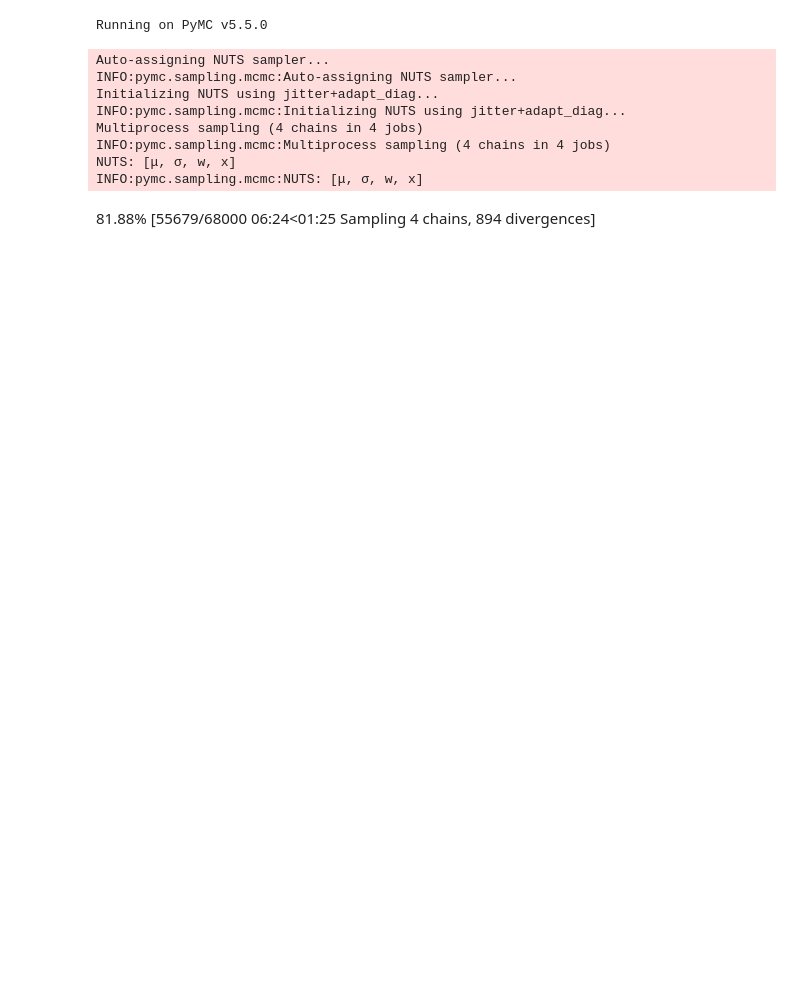
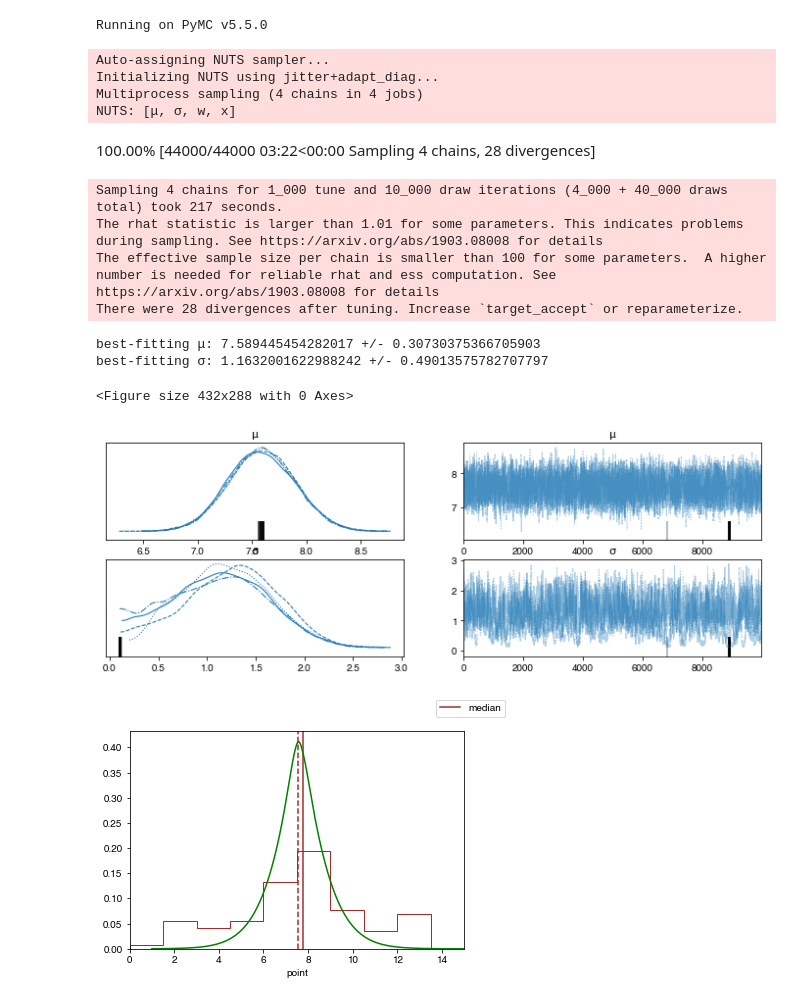
Before and after one commit to joelczinn/notebooks, a Jupyter notebook: scripts/age_inference.ipynb, the cells around one changed output. Cells and saved outputs as stored; diff of their text form; code cells hidden in the pictures; blank space fills up the shorter version.

```diff
--- a/scripts/age_inference.ipynb
+++ b/scripts/age_inference.ipynb
@@ -282,11 +286,11 @@ plt.rcParams.update({
 # use the Scaling class to set up the data
 
 # for testing the model --- should get μ = self.debug_mass and σ = self.debug_unc
-scaling = Scaling(debug=True, true=True)
-scaling.mass_err[scaling.mass_err == 0] = 0.0001
+scaling = Scaling(debug=True)
 
-# for actually runing th emodel on the data.
+# for actually runing the model on the data.
 #scaling = Scaling(debug=False, true=False)
+
 print(f"Running on PyMC v{pm.__version__}")
 
 # how many Gaussian components to consider. k = 1 would be the single case from the MCMC code above. k = 2 would be the double case.
@@ -316,12 +320,13 @@ with pm.Model(coords={"cluster": range(k)}) as model:
     # what this does is draw fake stars from a combination of k Gaussians, each with means and sigma
     x = pm.NormalMixture("x", w=weights, mu=μ, sigma=σ, shape=scaling.N)
 
-    # and these are the observed data
+    # and this is the model for the observed data: drawn from the true distribution (x) but with uncertainties
+    # given by mass_err.
     ytrue = pm.Normal('ytrue', mu=x, sigma=scaling.mass_err, observed=scaling.mass)
 
 # do the inference.
 with model:
-    idata = pm.sample(16000, target_accept=0.98) # you may get a warning saying convergence may not have been reached so can increase the number of samples
+    idata = pm.sample(10000, target_accept=0.99) # you may get a warning saying convergence may not have been reached so can increase the number of samples
     # divergences may require a larger target_accept.
 import arviz as az
 
@@ -339,38 +344,43 @@ ax.figure.legend()
 ax.set_xlabel('Age [Gyr]')
 ax.set_ylabel('Norm. count per bin')
 
 # draw N fake stars from the best-fitting model distribution
 N = 500
 xi = np.linspace(1, 15, N)
 post = idata.posterior
 
 pdf_components = XrContinuousRV(norm, post["μ"], post["σ"]).pdf(xi) * post["w"]
 print('best-fitting μ: {} +/- {}'.format(np.mean(post["μ"].values), np.std(post["μ"].values)))
 print('best-fitting σ: {} +/- {}'.format(np.mean(post["σ"].values), np.std(post["σ"].values)))
 az.hdi(idata, hdi_prob=0.95)
 y = pdf_components.mean(dim=['chain', 'draw']).sum("cluster")
 # plot the mode as a proxy for median. should update this to be the median. it won't matter so much as long as the best-fitting distribution is
 # symmetric, which it is by default for k = 1 (a single Gaussian).
 mode = y.point[((y)).argmax()]
 ax.axvline(mode, label='mode', color='brown', linestyle='dashed')
 
 # this will plot the best-fitting underlying distribution. it should have a smaller spread than
 # the observed distribution, since the observed distribution has observational uncertainties on it.
 # you could convolve this distribution with a typical uncertainty in the data and their spreads should agree. should do this!
 # but you can test the modelling process by using Scaling(true=True) and setting the uncertainties to a very small number.
 pdf_components.mean(dim=["chain", "draw"]).sum("cluster").plot.line(ax=ax, color='green')
 plt.show()
 # %% [output]
 Running on PyMC v5.5.0
 Auto-assigning NUTS sampler...
-INFO:pymc.sampling.mcmc:Auto-assigning NUTS sampler...
 Initializing NUTS using jitter+adapt_diag...
-INFO:pymc.sampling.mcmc:Initializing NUTS using jitter+adapt_diag...
 Multiprocess sampling (4 chains in 4 jobs)
-INFO:pymc.sampling.mcmc:Multiprocess sampling (4 chains in 4 jobs)
 NUTS: [μ, σ, w, x]
-INFO:pymc.sampling.mcmc:NUTS: [μ, σ, w, x]
-81.88% [55679/68000 06:24<01:25 Sampling 4 chains, 894 divergences]
+100.00% [44000/44000 03:22<00:00 Sampling 4 chains, 28 divergences]
+Sampling 4 chains for 1_000 tune and 10_000 draw iterations (4_000 + 40_000 draws total) took 217 seconds.
+The rhat statistic is larger than 1.01 for some parameters. This indicates problems during sampling. See https://arxiv.org/abs/1903.08008 for details
+The effective sample size per chain is smaller than 100 for some parameters.  A higher number is needed for reliable rhat and ess computation. See https://arxiv.org/abs/1903.08008 for details
+There were 28 divergences after tuning. Increase `target_accept` or reparameterize.
+best-fitting μ: 7.589445454282017 +/- 0.30730375366705903
+best-fitting σ: 1.1632001622988242 +/- 0.49013575782707797
+<Figure size 432x288 with 0 Axes>
+[figure, added]
+[figure, added]
 # %%
 print('best-fitting μ: {} +/- {}'.format(np.mean(post["μ"].values), np.std(post["μ"].values)))
 print('best-fitting σ: {} +/- {}'.format(np.mean(post["σ"].values), np.std(post["σ"].values)))
```
Also changed, not shown: parts of 4 cells of this notebook, 1 other file.
